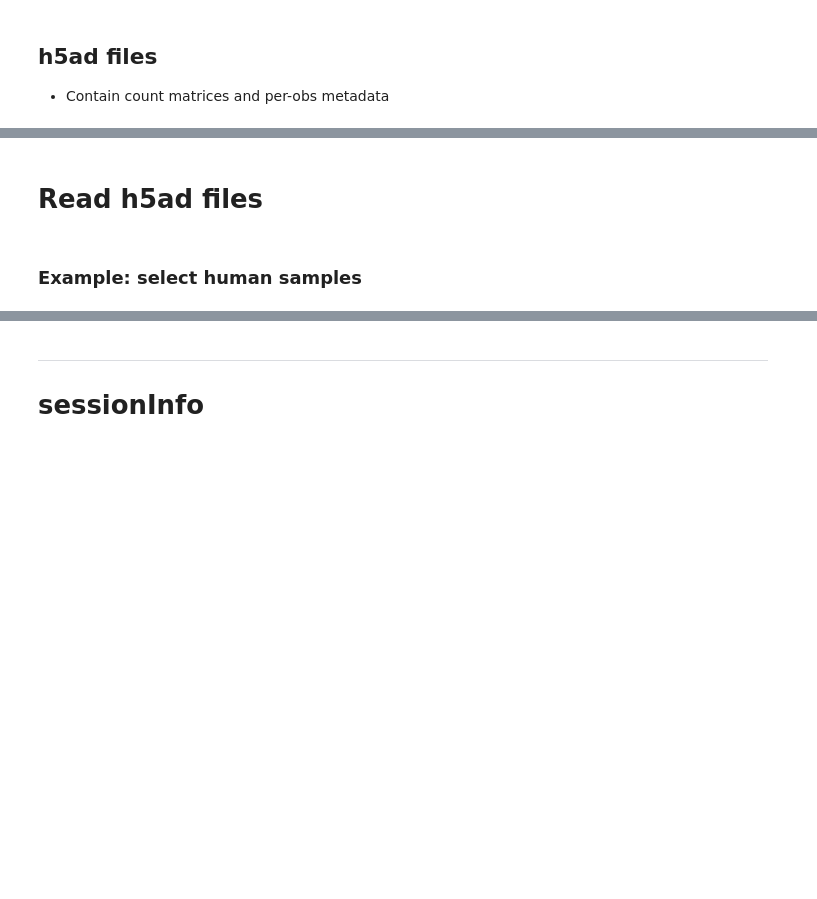
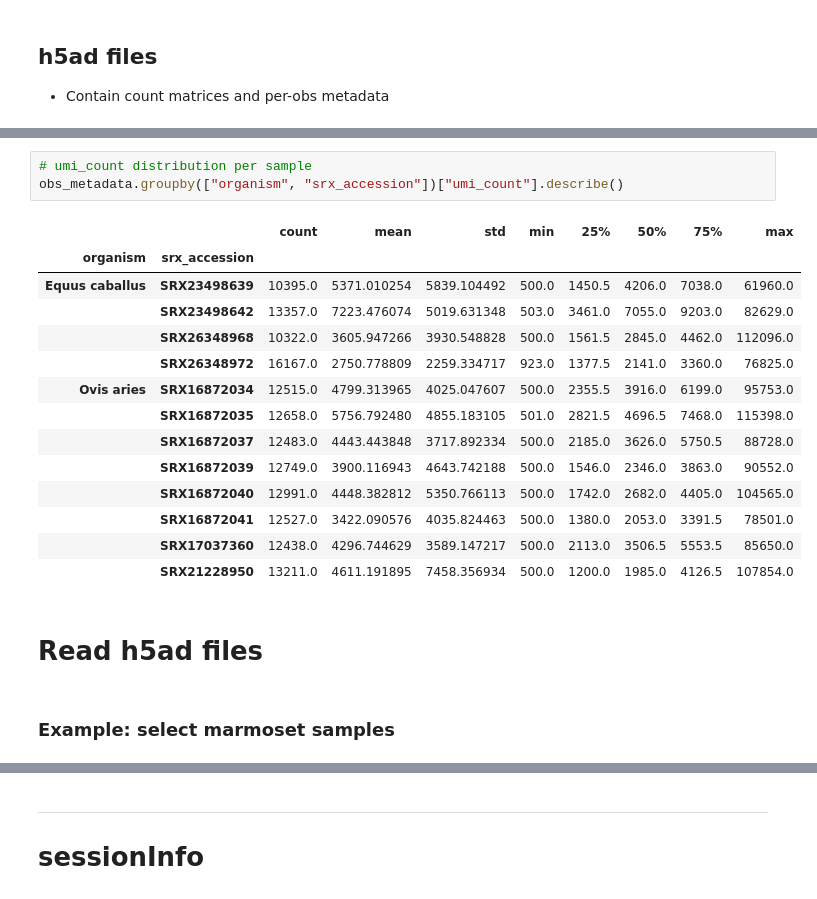
Before and after one commit to rdas-genesilico-ai/arc-virtual-cell-atlas-uv, a Jupyter notebook: scBaseCamp/tutorial-py.ipynb, the cells around one changed output, grey strips where cells are left out. Saved outputs shown, nothing was run; the diff lists cells and outputs as text; blank space fills up the shorter version.

```diff
--- a/scBaseCamp/tutorial-py.ipynb
+++ b/scBaseCamp/tutorial-py.ipynb
@@ -255,4 +407,22 @@ Name: count, dtype: int64
+# %%
+# umi_count distribution per sample
+obs_metadata.groupby(["organism", "srx_accession"])["umi_count"].describe()
+# %% [output]
+|  |  | count | mean | std | min | 25% | 50% | 75% | max |
+| organism | srx_accession |  |  |  |  |  |  |  |  |
+| Equus caballus | SRX23498639 | 10395.0 | 5371.010254 | 5839.104492 | 500.0 | 1450.5 | 4206.0 | 7038.0 | 61960.0 |
+|  | SRX23498642 | 13357.0 | 7223.476074 | 5019.631348 | 503.0 | 3461.0 | 7055.0 | 9203.0 | 82629.0 |
+|  | SRX26348968 | 10322.0 | 3605.947266 | 3930.548828 | 500.0 | 1561.5 | 2845.0 | 4462.0 | 112096.0 |
+|  | SRX26348972 | 16167.0 | 2750.778809 | 2259.334717 | 923.0 | 1377.5 | 2141.0 | 3360.0 | 76825.0 |
+| Ovis aries | SRX16872034 | 12515.0 | 4799.313965 | 4025.047607 | 500.0 | 2355.5 | 3916.0 | 6199.0 | 95753.0 |
+|  | SRX16872035 | 12658.0 | 5756.792480 | 4855.183105 | 501.0 | 2821.5 | 4696.5 | 7468.0 | 115398.0 |
+|  | SRX16872037 | 12483.0 | 4443.443848 | 3717.892334 | 500.0 | 2185.0 | 3626.0 | 5750.5 | 88728.0 |
+|  | SRX16872039 | 12749.0 | 3900.116943 | 4643.742188 | 500.0 | 1546.0 | 2346.0 | 3863.0 | 90552.0 |
+|  | SRX16872040 | 12991.0 | 4448.382812 | 5350.766113 | 500.0 | 1742.0 | 2682.0 | 4405.0 | 104565.0 |
+|  | SRX16872041 | 12527.0 | 3422.090576 | 4035.824463 | 500.0 | 1380.0 | 2053.0 | 3391.5 | 78501.0 |
+|  | SRX17037360 | 12438.0 | 4296.744629 | 3589.147217 | 500.0 | 2113.0 | 3506.5 | 5553.5 | 85650.0 |
+|  | SRX21228950 | 13211.0 | 4611.191895 | 7458.356934 | 500.0 | 1200.0 | 1985.0 | 4126.5 | 107854.0 |
 # %% [markdown]
 # Read h5ad files
 # %% [markdown]
-### Example: select human samples
+### Example: select marmoset samples
```
Also changed, not shown: parts of 67 cells of this notebook, 1 other file.
